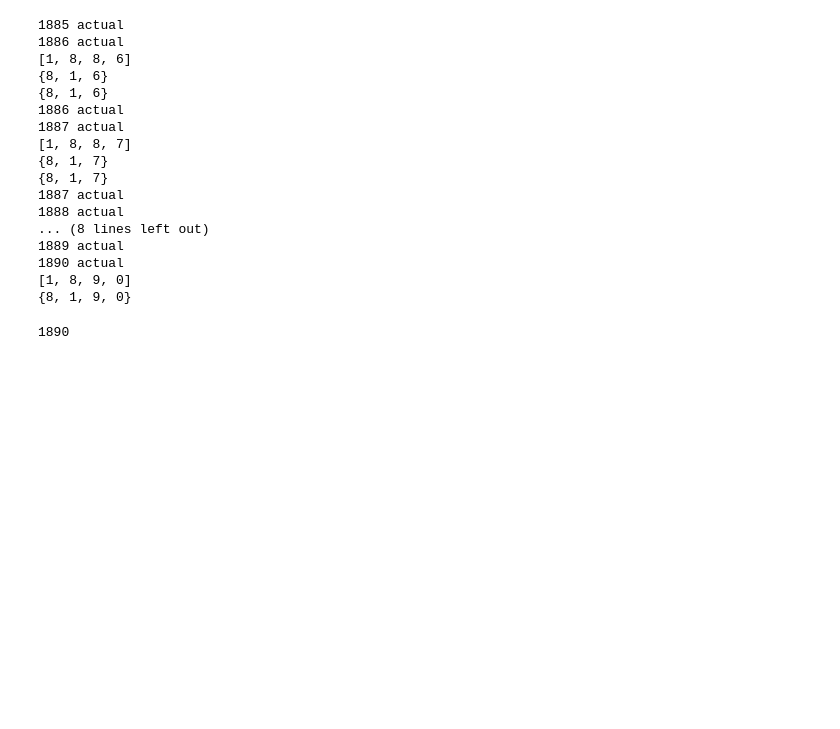
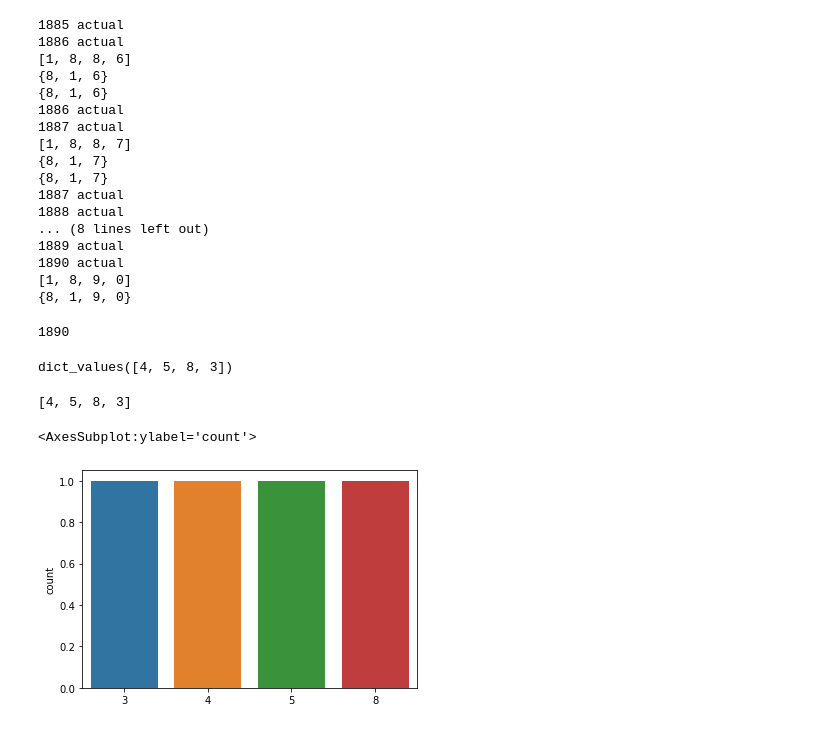
Before and after one commit to 4tolon/apuntes_clase, a Jupyter notebook: semana_05/mipro.ipynb, the cells around one changed output. Drawn from its saved outputs; the diff is of its cells as text; code cells hidden in the pictures; blank space fills up the shorter version.

```diff
--- a/semana_05/mipro.ipynb
+++ b/semana_05/mipro.ipynb
@@ -577,0 +580,15 @@ def next_happy_year(year):
+# %%
+dictio = {1:4, 2:5, 3:8, 4:3}
+# %%
+dictio.values()
+# %% [output]
+dict_values([4, 5, 8, 3])
+# %%
+list(dictio.values())
+# %% [output]
+[4, 5, 8, 3]
+# %%
+sns.countplot(x=list(dictio.values()))
+# %% [output]
+<AxesSubplot:ylabel='count'>
+[figure, added]
```
Also changed, not shown: parts of 1 cell of this notebook, 1 other file.
